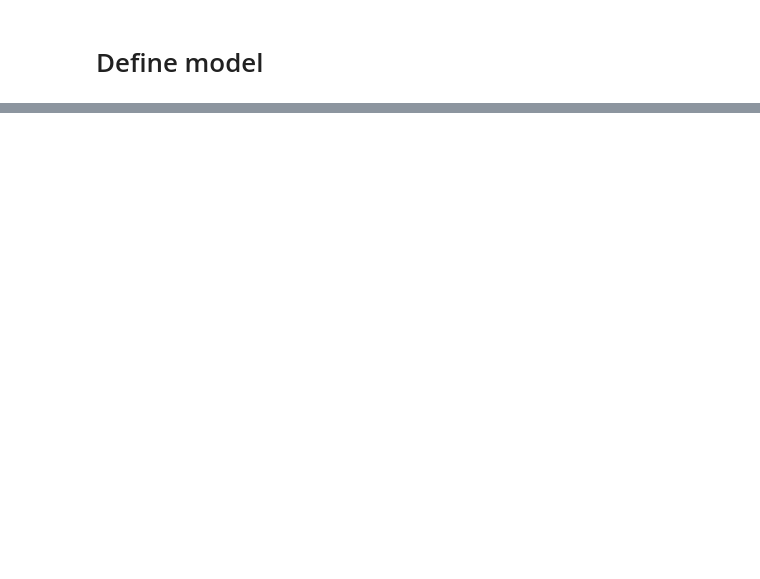
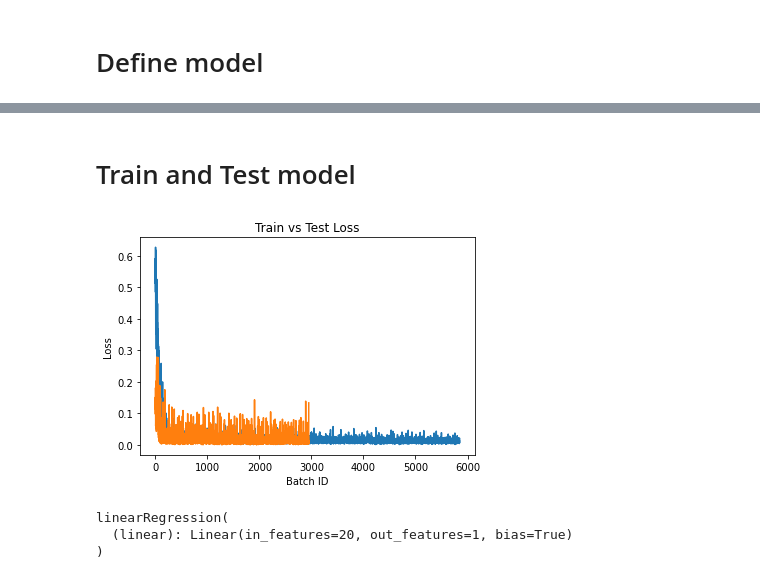
Before and after one commit to k0k00/Predict_in_first6_overs, a Jupyter notebook: scripts/pytorch_test.ipynb, the cells around one changed output, grey strips where cells are left out. Cells and saved outputs as stored; diff of their text form; code cells hidden in the pictures; blank space fills up the shorter version.

Commit message:
Uploaded pytorch model script with inference

```diff
--- a/scripts/pytorch_test.ipynb
+++ b/scripts/pytorch_test.ipynb
@@ -133,0 +179,39 @@ tensor([0.0449], grad_fn=<AddBackward0>)
+# %% [markdown]
+# Train and Test model
+# %%
+
+from tqdm import tqdm
+
+train_losses = []
+test_losses = []
+
+
+def train(model,train_loader,optimizer,test_loader,epoch):
+    model.train()
+    pbar = tqdm(train_loader)
+
+    correct, processed  = 0,0
+    for batch_idx, (data, target) in enumerate(pbar):
+        optimizer.zero_grad()
+        y_pred = model(data)
+        loss = criterian(y_pred,target)
+        train_losses.append(loss)
+        # Backpropagation
+        loss.backward()
+        optimizer.step()
+
+        processed = processed + len(data)
+        #import pdb;pdb.set_trace()
+
+        pbar.set_description(desc= f'Epoach \t= {epoch}\tTrain Loss \t= {loss.item():0.4f} Batch_id={batch_idx} ')
+
+    #def test(model,test_loader):
+    model.eval()
+    pbar = tqdm(test_loader)
+    with torch.no_grad():
+        for batch_idx, (data, target) in enumerate(pbar):
+            y_pred = model(data)
+            loss = criterian(y_pred,target)
+            test_losses.append(loss)
+
+            pbar.set_description(desc = f'Epoach \t= {epoch}\tTest Loss \t= {loss.item():0.4f}')
@@ -133,0 +228,9 @@ tensor([0.0449], grad_fn=<AddBackward0>)
+# %%
+plt.clf()
+plt.title('Train vs Test Loss')
+plt.xlabel('Batch ID')
+plt.ylabel('Loss')
+plt.plot(train_losses)
+plt.plot(test_losses);
+# %% [output]
+[figure, added]
@@ -133,0 +239,8 @@ tensor([0.0449], grad_fn=<AddBackward0>)
+# %%
+loaded_model = linearRegression(20,1)
+loaded_model.load_state_dict(torch.load('iplscorePred.pth'))
+loaded_model.eval()
+# %% [output]
+linearRegression(
+  (linear): Linear(in_features=20, out_features=1, bias=True)
+)
```
Also changed, not shown: parts of 18 cells of this notebook, 8 other files.
